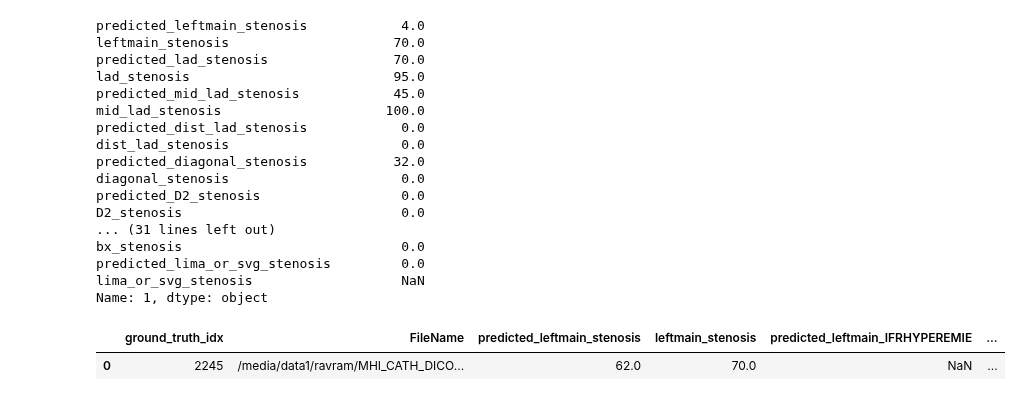
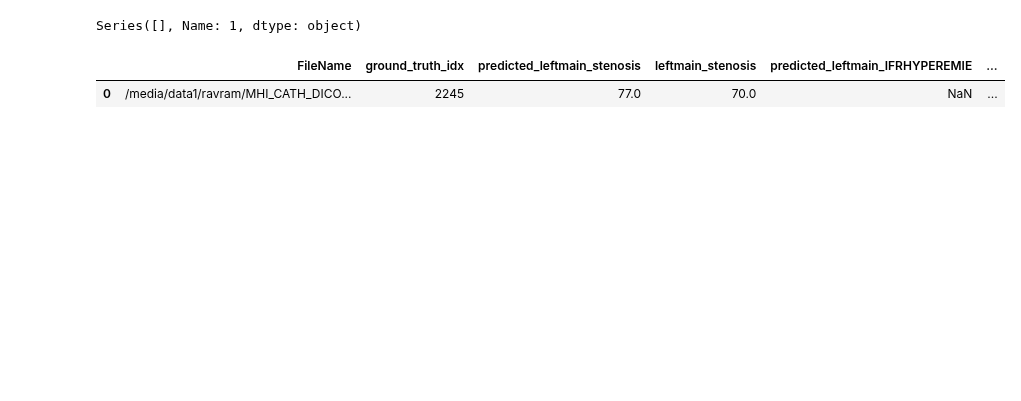
Before and after one commit to HeartWise-AI/DeepCORO_CLIP, a Jupyter notebook: explore_predictions.ipynb, the cells around one changed output. Drawn from its saved outputs; the diff is of its cells as text; code cells hidden in the pictures; blank space fills up the shorter version.

```diff
--- a/explore_predictions.ipynb
+++ b/explore_predictions.ipynb
@@ -25,7 +25,7 @@ def df_stats(df):
     print(tabulate(df_stat_val, headers='keys', tablefmt='psql'))
     return df.head()
 # %%
-df = pd.read_csv('val_epoch24_agg.csv')
+df = pd.read_csv('analysis_results_notebook_refactored/k0ohoagn_20250518-173942_val_epoch15.csv')
 # %%
 def plot_middle_frames(df, iloc):
     import cv2
@@ -87,23 +87,7 @@ plot_middle_frames(df, 1)
 # %%
-display(df.iloc[1].filter(regex='_stenosis'))
+display(df.iloc[1].filter(regex='_ifr'))
 display(df.head(n=1))
 # %% [output]
-predicted_leftmain_stenosis            4.0
-leftmain_stenosis                     70.0
-predicted_lad_stenosis                70.0
-lad_stenosis                          95.0
-predicted_mid_lad_stenosis            45.0
-mid_lad_stenosis                     100.0
-predicted_dist_lad_stenosis            0.0
-dist_lad_stenosis                      0.0
-predicted_diagonal_stenosis           32.0
-diagonal_stenosis                      0.0
-predicted_D2_stenosis                  0.0
-D2_stenosis                            0.0
-... (31 lines left out)
-bx_stenosis                            0.0
-predicted_lima_or_svg_stenosis         0.0
-lima_or_svg_stenosis                   NaN
-Name: 1, dtype: object
+Series([], Name: 1, dtype: object)
-|  | ground_truth_idx | FileName | predicted_leftmain_stenosis | leftmain_stenosis | predicted_leftmain_IFRHYPEREMIE | ... |
-| 0 | 2245 | /media/data1/ravram/MHI_CATH_DICO... | 62.0 | 70.0 | NaN | ... |
+|  | FileName | ground_truth_idx | predicted_leftmain_stenosis | leftmain_stenosis | predicted_leftmain_IFRHYPEREMIE | ... |
+| 0 | /media/data1/ravram/MHI_CATH_DICO... | 2245 | 77.0 | 70.0 | NaN | ... |
```
Also changed, not shown: parts of 1 cell of this notebook, 2 other files.
